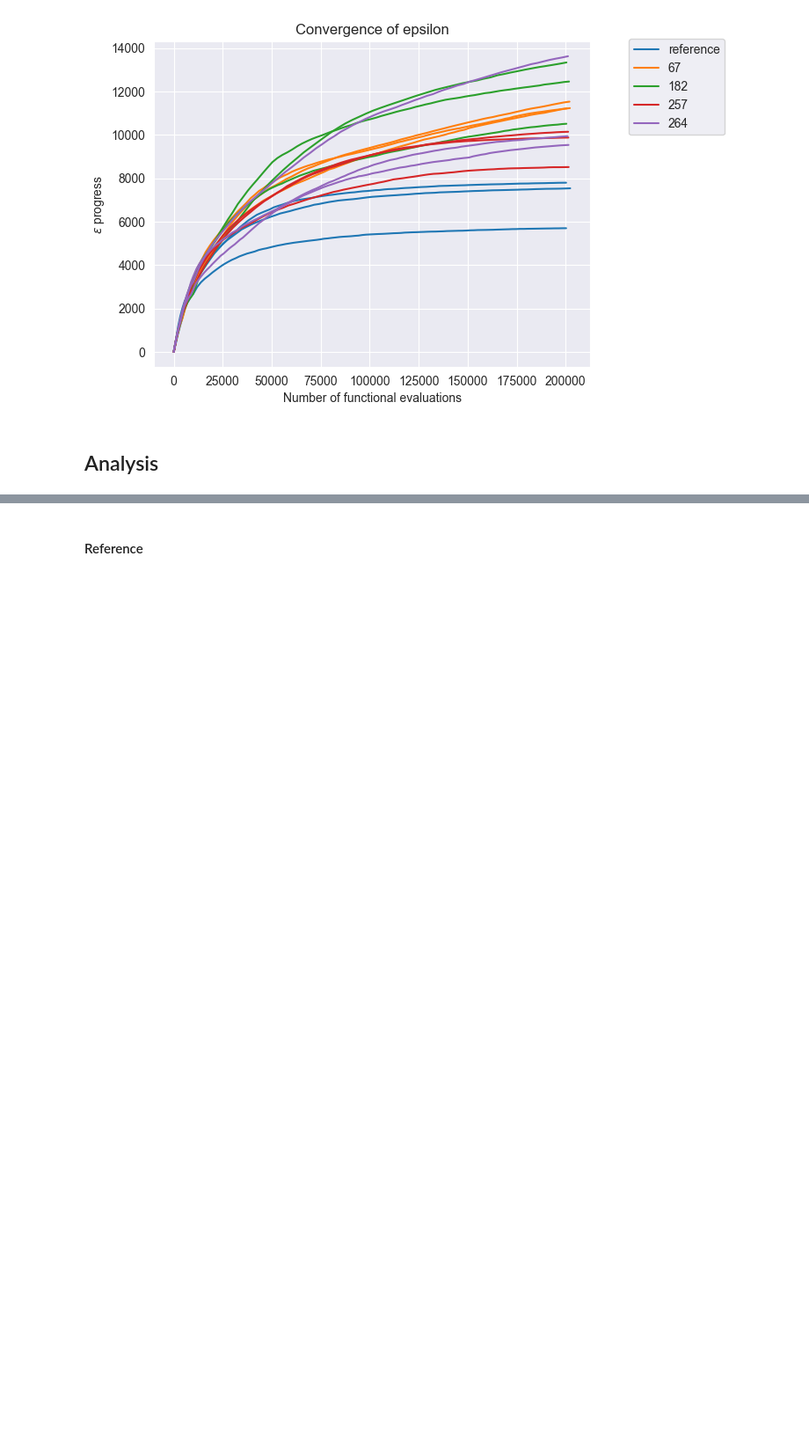
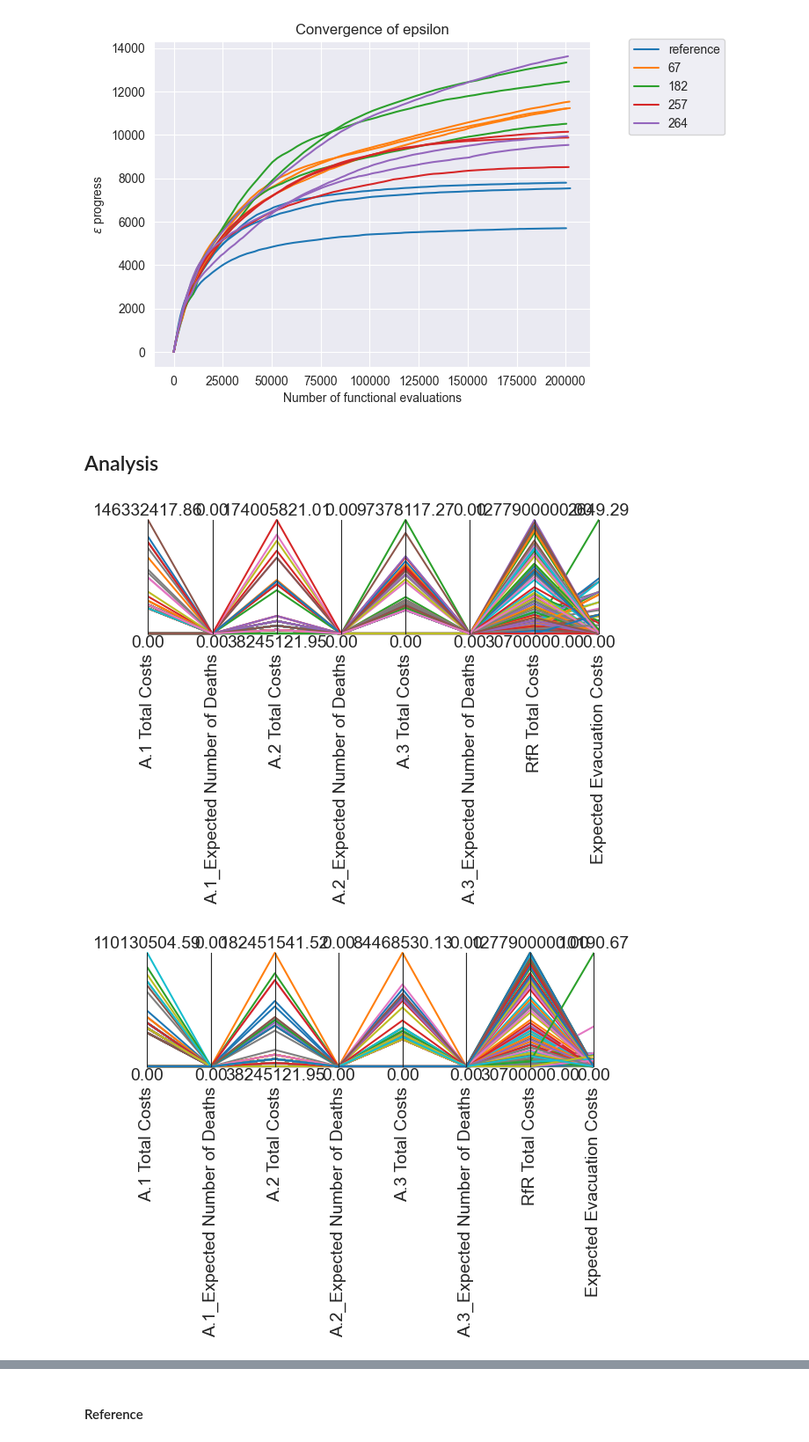
Before and after one commit to ndaswani1/EPA141A-labs, a Jupyter notebook: final assignment/dike_model_multi_scenario_MORDM.ipynb, the cells around one changed output, grey strips where cells are left out. Shown at 88% size. Saved outputs shown, nothing was run; the diff lists cells and outputs as text; code cells hidden in the pictures; blank space fills up the shorter version.

```diff
--- a/final assignment/dike_model_multi_scenario_MORDM.ipynb
+++ b/final assignment/dike_model_multi_scenario_MORDM.ipynb
@@ -348,26 +348,23 @@ def analyse_solutions(optimizer='opt150', scenario='reference', seed_nr=3):
         archive = archive.iloc[:, 1:(len(archive.columns))]
         all_archives.append(archive)
 
-   # define limits
-    limits = parcoords.get_limits(data)
-    # optional limits:
-    # limits.loc[0, ['A.1_Expected Number of Deaths','A.2_Expected Number of Deaths','A.3_Expected Number of Deaths',]] = 1
-    # limits.loc[1, :] = 0
-    # define axes
-    axes = parcoords.ParallelAxes(limits)
-    # add outcomes to plot
     for i, (result, color) in enumerate(zip(all_archives, sns.color_palette())):
+        # define outcomes
         outcomes = result.loc[:, ['A.1 Total Costs', 'A.1_Expected Number of Deaths', 'A.2 Total Costs', 'A.2_Expected Number of Deaths', 'A.3 Total Costs', 'A.3_Expected Number of Deaths','RfR Total Costs', 'Expected Evacuation Costs']]
+       # define limits
+        limits = parcoords.get_limits(outcomes)
+        # optional limits:
+        # limits.loc[0, ['A.1_Expected Number of Deaths','A.2_Expected Number of Deaths','A.3_Expected Number of Deaths',]] = 1
+        # limits.loc[1, :] = 0
+        # define axes
+        axes = parcoords.ParallelAxes(limits)
+        # add outcomes to plot
         axes.plot(outcomes, label='results {}'.format(i))
 
-        outcomes = archive.loc[:, ['A.1 Total Costs', 'A.1_Expected Number of Deaths', 'A.2 Total Costs', 'A.2_Expected Number of Deaths', 'A.3 Total Costs', 'A.3_Expected Number of Deaths','RfR Total Costs', 'Expected Evacuation Costs']]
-
-
-
-
-
-
-
-
-        axes.legend()
-        plt.show()
+    axes.legend()
+    plt.show()
+# %%
+analyse_solutions(optimizer='opt200')
+# %% [output]
+[figure, added]
+[figure, added]
```
Also changed, not shown: parts of 1 cell of this notebook.
